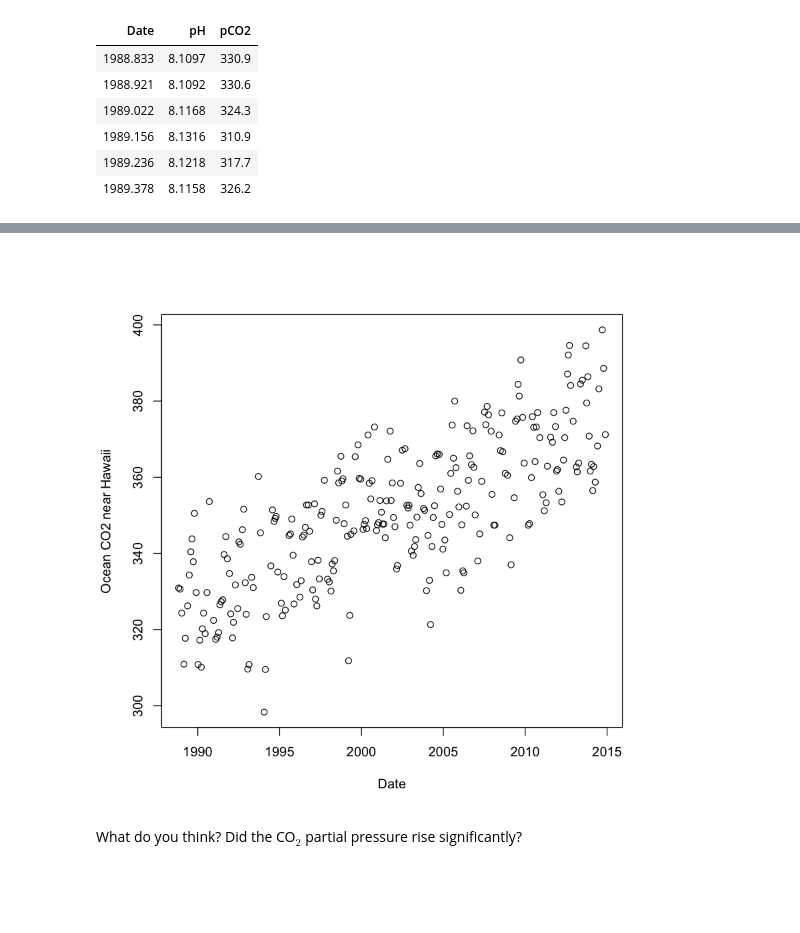
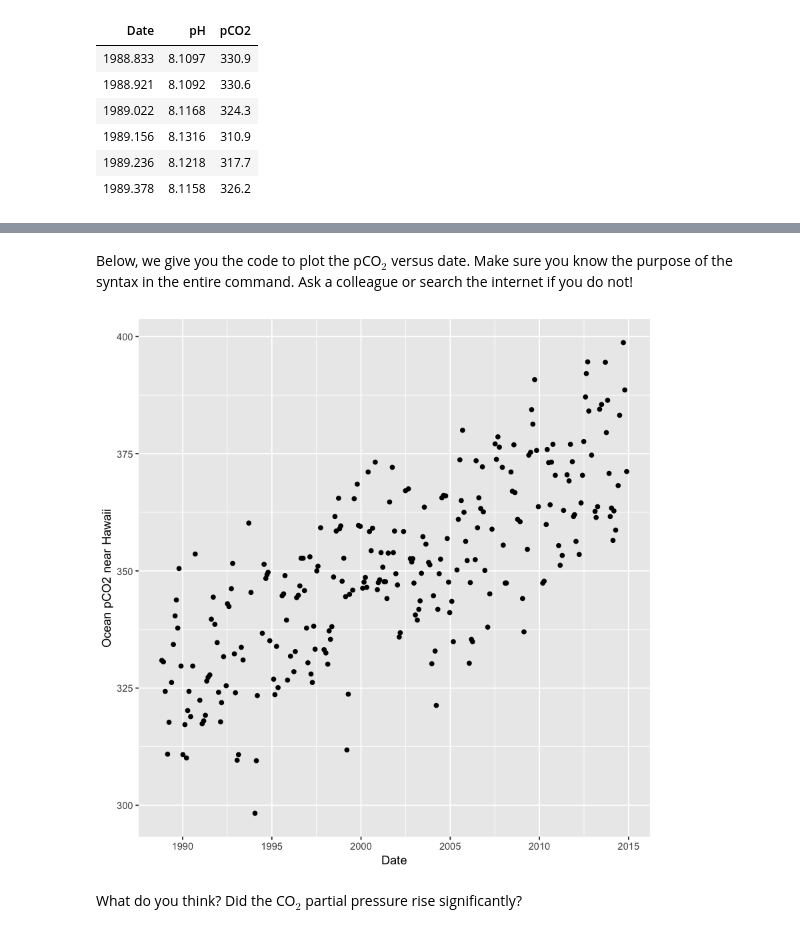
Before and after one commit to nadelstein/GOLD806, a Jupyter notebook: all_class_resources/Module1-pHandCO2/code/Introduction to Ocean Acidification and Anthropogenic CO2.ipynb, the cells around one changed output, grey strips where cells are left out. Saved outputs shown, nothing was run; the diff lists cells and outputs as text; code cells hidden in the pictures; blank space fills up the shorter version.

Commit message:
Updates to Introduction to Ocean Acidification
A new figure and less "intro" material

```diff
--- a/all_class_resources/Module1-pHandCO2/code/Introduction to Ocean Acidification and Anthropogenic CO2.ipynb
+++ b/all_class_resources/Module1-pHandCO2/code/Introduction to Ocean Acidification and Anthropogenic CO2.ipynb
@@ -98,7 +146,10 @@ First, let's see if the CO$_2$ concentration rose from 1990 to 2015. Combustion
+# %% [markdown]
+Below, we give you the code to plot the pCO$_2$ versus date.  Make sure you know the purpose of the syntax in the entire command. Ask a colleague or search the internet if you do not!
 # %%
-plot(ClimateData$Date,ClimateData$pCO2, xlab="Date", ylab="Ocean CO2 near Hawaii")
+ggplot(ClimateData, aes(x = Date,y = pCO2)) + geom_point() +
+xlab("Date") + ylab("Ocean pCO2 near Hawaii")
 # %% [output]
-[figure, old version]
+[figure, new version]
 # %% [markdown]
 What do you think? Did the CO$_2$ partial pressure rise significantly?
 # %% [markdown]
```
Also changed, not shown: parts of 86 cells of this notebook, 1 other file.
